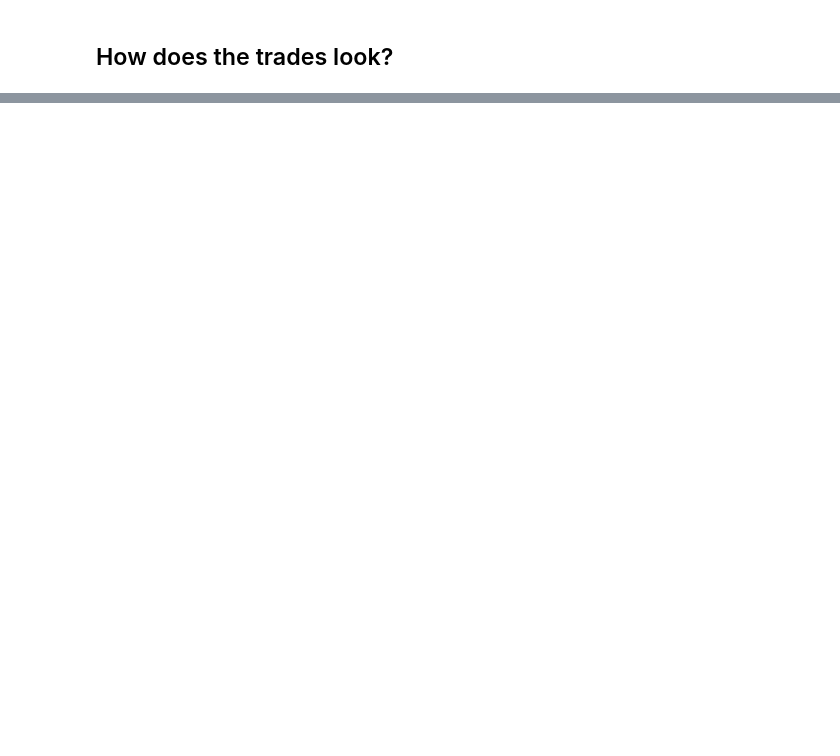
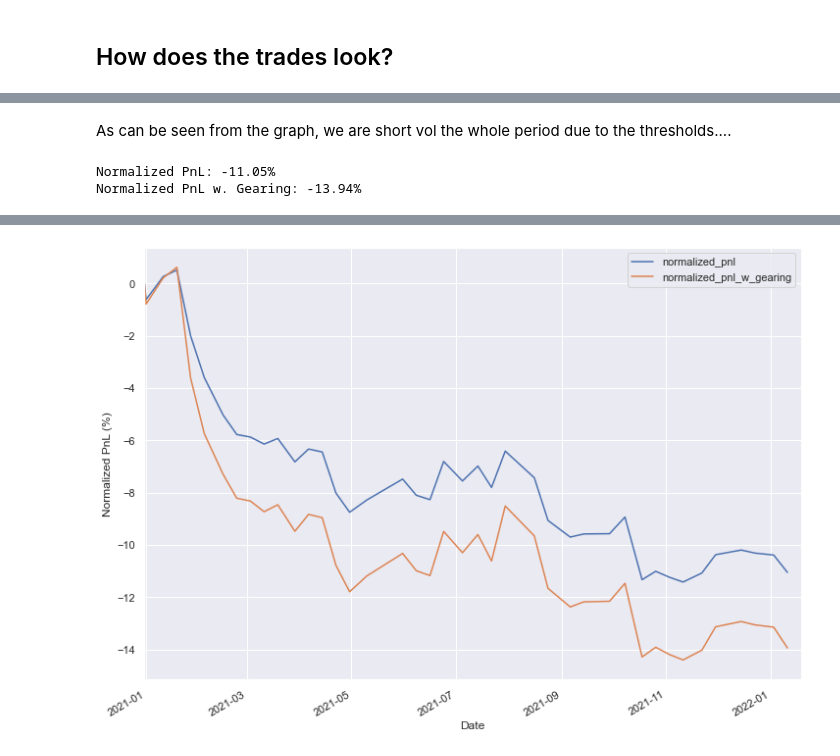
Before and after one commit to frederikbachdk/FXVolTrading, a Jupyter notebook: tradingstrategy/garch_trading.ipynb, the cells around one changed output, grey strips where cells are left out. Saved outputs shown, nothing was run; the diff lists cells and outputs as text; code cells hidden in the pictures; blank space fills up the shorter version.

```diff
--- a/tradingstrategy/garch_trading.ipynb
+++ b/tradingstrategy/garch_trading.ipynb
@@ -198,0 +111,7 @@ df_performance
+# %% [markdown]
+As can be seen from the graph, we are short vol the whole period due to the thresholds....
+# %%
+calc_pnl(df,plot=True)
+# %% [output]
+Normalized PnL: -11.05%
+Normalized PnL w. Gearing: -13.94%
@@ -198,0 +135 @@ df_performance
+[figure, added]
```
Also changed, not shown: parts of 27 cells of this notebook, 3 other files.
